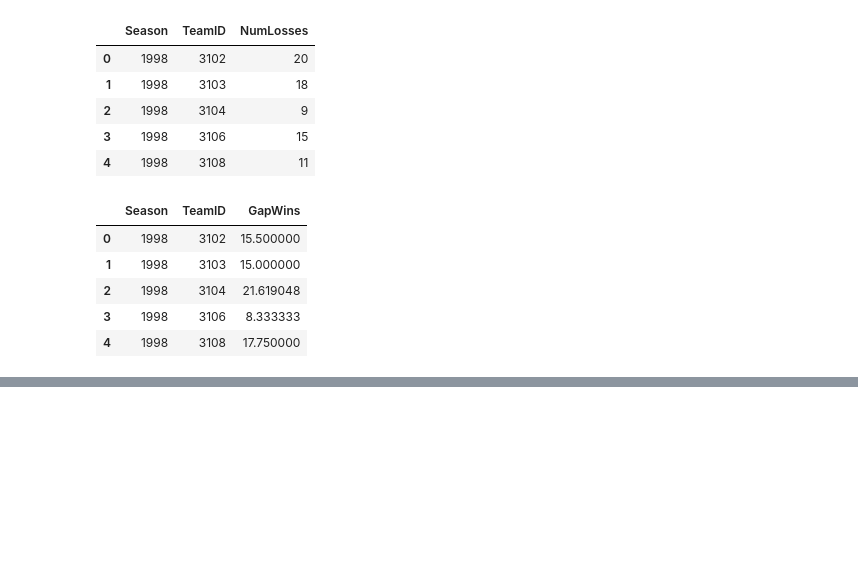
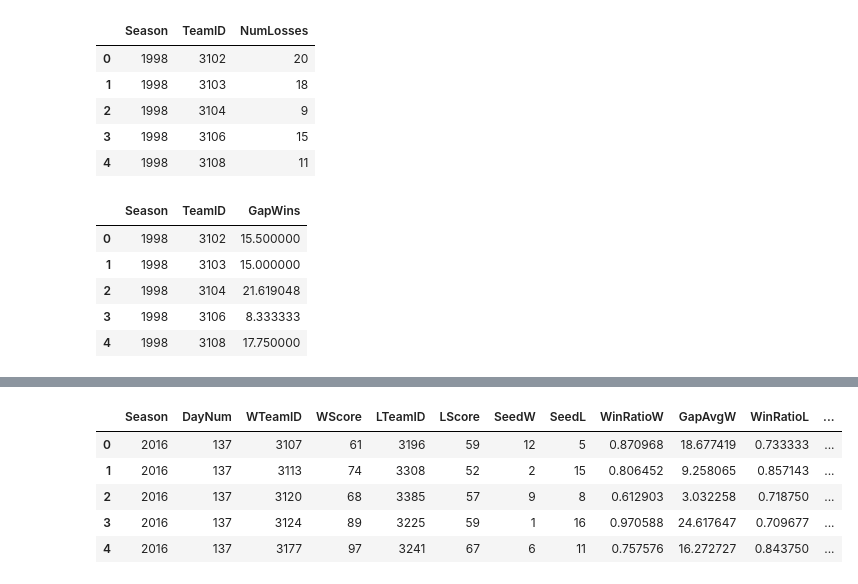
Before and after one commit to aaronpetryio/random, a Jupyter notebook: mmlm_eda.ipynb, the cells around one changed output, grey strips where cells are left out. Cells and saved outputs as stored; diff of their text form; code cells hidden in the pictures; blank space fills up the shorter version.

```diff
--- a/mmlm_eda.ipynb
+++ b/mmlm_eda.ipynb
@@ -102,0 +318,2 @@ df_features_season_w = df_season_results.groupby()
+# %%
+df['SeedW'] = df['SeedW'].apply(treat_seed)
@@ -102,0 +329,2 @@ df_features_season_w = df_season_results.groupby()
+# %%
+df['SeedL'] = df['SeedL'].apply(treat_seed)
@@ -102,0 +349,11 @@ df_features_season_w = df_season_results.groupby()
+# %%
+df = pd.merge(
+    df,
+    df_features_season,
+    how='left',
+    left_on=['Season', 'WTeamID'],
+    right_on=['Season', 'TeamID']
+).rename(columns={
+    'WinRatio': 'WinRatioW',
+    'GapAvg': 'GapAvgW'
+}).drop(columns='TeamID', axis=1)
@@ -102,0 +369,20 @@ df_features_season_w = df_season_results.groupby()
+# %%
+df = pd.merge(
+    df,
+    df_features_season,
+    how='left',
+    left_on=['Season', 'LTeamID'],
+    right_on=['Season', 'TeamID']
+).rename(columns={
+    'WinRatio': 'WinRatioL',
+    'GapAvg': 'GapAvgL'
+}).drop(columns='TeamID', axis=1)
+# %%
+df.head()
+# %% [output]
+|  | Season | DayNum | WTeamID | WScore | LTeamID | LScore | SeedW | SeedL | WinRatioW | GapAvgW | WinRatioL | ... |
+| 0 | 2016 | 137 | 3107 | 61 | 3196 | 59 | 12 | 5 | 0.870968 | 18.677419 | 0.733333 | ... |
+| 1 | 2016 | 137 | 3113 | 74 | 3308 | 52 | 2 | 15 | 0.806452 | 9.258065 | 0.857143 | ... |
+| 2 | 2016 | 137 | 3120 | 68 | 3385 | 57 | 9 | 8 | 0.612903 | 3.032258 | 0.718750 | ... |
+| 3 | 2016 | 137 | 3124 | 89 | 3225 | 59 | 1 | 16 | 0.970588 | 24.617647 | 0.709677 | ... |
+| 4 | 2016 | 137 | 3177 | 97 | 3241 | 67 | 6 | 11 | 0.757576 | 16.272727 | 0.843750 | ... |
```
Also changed, not shown: parts of 62 cells of this notebook.
